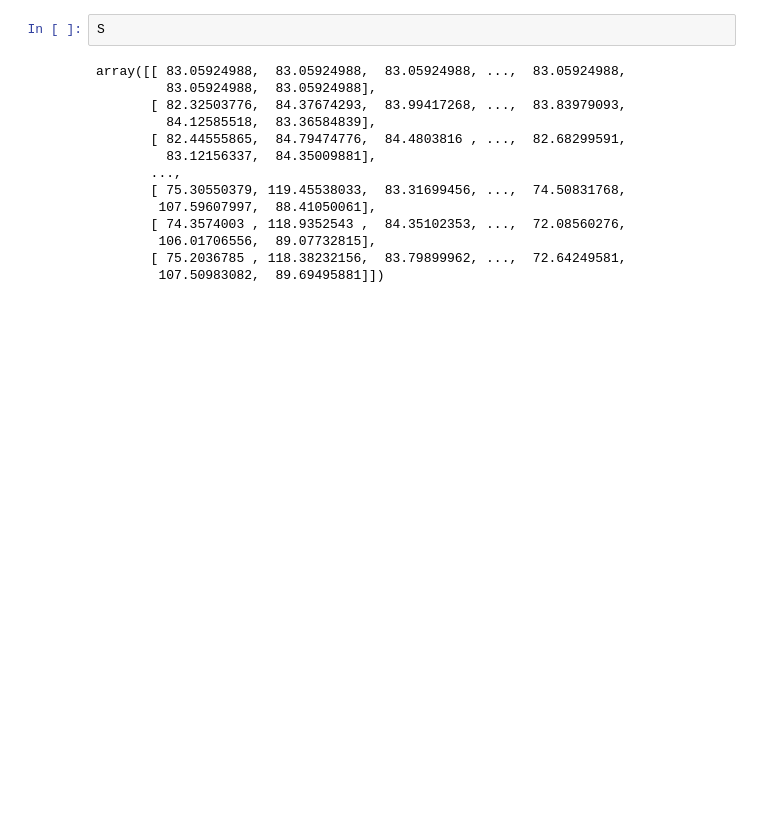
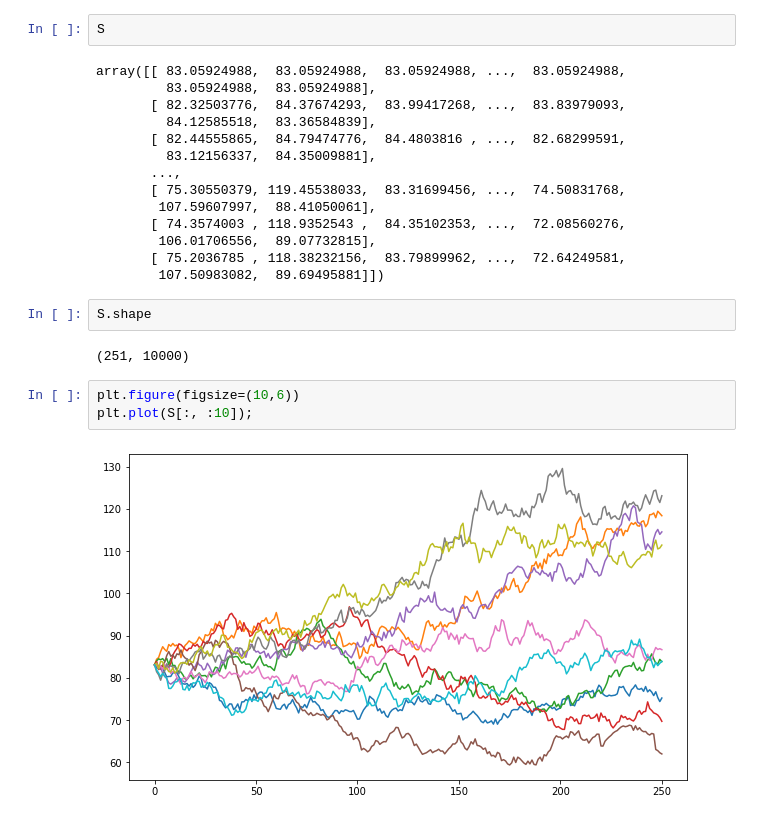
Before and after one commit to DimiGod/Python_MonteCarloSimulations, a Jupyter notebook: Euler Discretization.ipynb, the cells around one changed output. Cells and saved outputs as stored; diff of their text form; blank space fills up the shorter version.

Commit message:
plotted the chart

```diff
--- a/Euler Discretization.ipynb
+++ b/Euler Discretization.ipynb
@@ -58,3 +58,12 @@ array([[ 83.05924988,  83.05924988,  83.05924988, ...,  83.05924988,
         106.01706556,  89.07732815],
        [ 75.2036785 , 118.38232156,  83.79899962, ...,  72.64249581,
         107.50983082,  89.69495881]])
+# %%
+S.shape
+# %% [output]
+(251, 10000)
+# %%
+plt.figure(figsize=(10,6))
+plt.plot(S[:, :10]);
+# %% [output]
+[figure, added]
```
